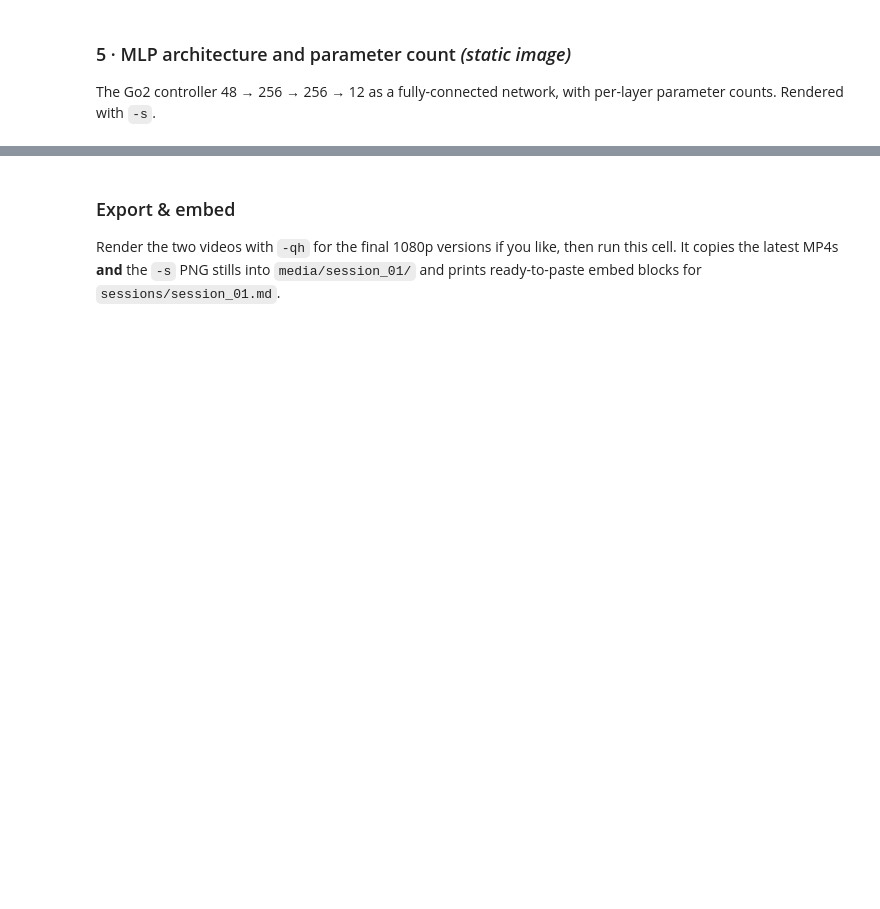
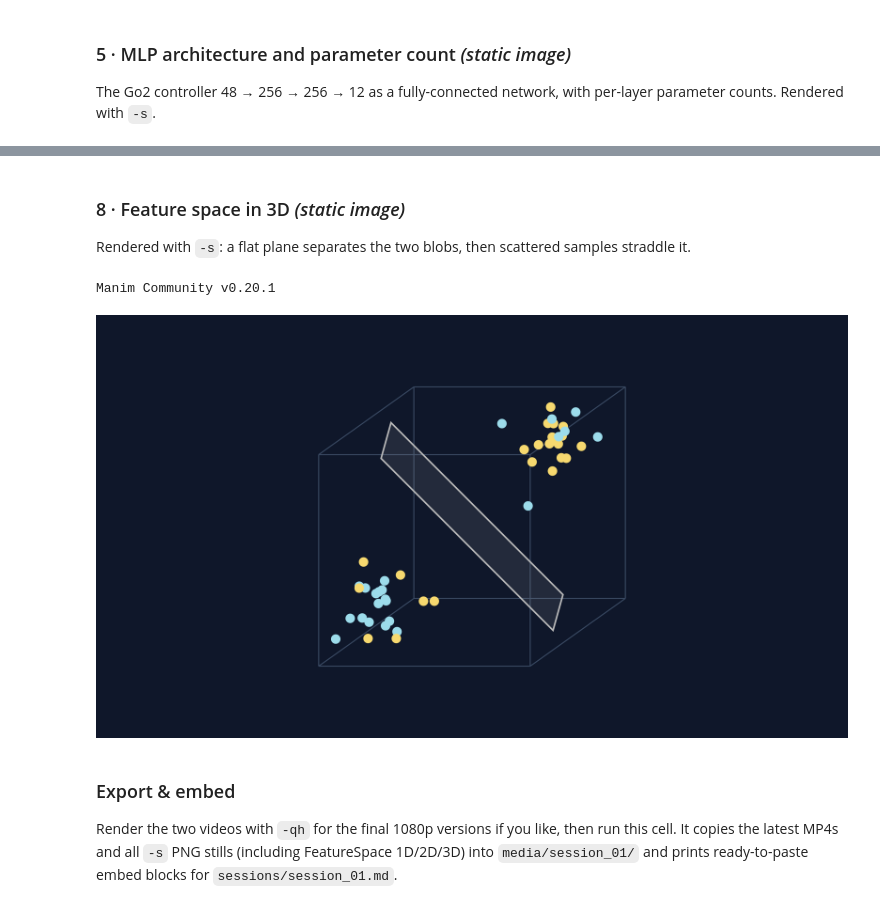
Before and after one commit to DEschweiler/EmbodiedAI_MathToMotion, a Jupyter notebook: manim_studio.ipynb, the cells around one changed output, grey strips where cells are left out. Saved outputs shown, nothing was run; the diff lists cells and outputs as text; code cells hidden in the pictures; blank space fills up the shorter version.

Commit message:
update session 01

```diff
--- a/manim_studio.ipynb
+++ b/manim_studio.ipynb
@@ -200,6 +262,43 @@ class MLPArchitecture(Scene):
+# %% [markdown]
+### 8 · Feature space in 3D  *(static image)*
+Rendered with `-s`: a flat plane separates the two blobs, then scattered samples straddle it.
+# %%
+%%manim -s -qh -v WARNING FeatureSpace3D
+from manim import *
+import numpy as np
+
+class FeatureSpace3D(Scene):
+    def construct(self):
+        self.camera.background_color = '#0f172a'
+        rng = np.random.default_rng(7)
+        A_COL, B_COL, OK, BAD = BLUE_B, YELLOW, GREEN_B, GREY_B
+        ex = np.array([1.0, 0.0]); ey = np.array([0.0, 1.0]); ez = np.array([0.45, 0.32]); SC = 2.0
+        def P(p):
+            s = SC*(p[0]*ex + p[1]*ey + p[2]*ez)
+            return np.array([s[0], s[1], 0.0])
+        corners = np.array([[sx, sy, sz] for sx in (-1, 1) for sy in (-1, 1) for sz in (-1, 1)], float)
+        edges = VGroup(*[Line(P(corners[i]), P(corners[j]), color='#3a4a63', stroke_width=2)
+                         for i in range(8) for j in range(i+1, 8)
+                         if np.sum(np.abs(corners[i]-corners[j]) > 1e-9) == 1])
+        v1 = np.array([1, -1, 0])/np.sqrt(2); v2 = np.array([1, 1, -2])/np.sqrt(6)
+        patch = Polygon(*[P(a*v1 + b*v2) for a, b in [(-1.15, -1.15), (1.15, -1.15), (1.15, 1.15), (-1.15, 1.15)]],
+                        stroke_color=OK, stroke_width=3).set_fill(OK, opacity=0.18)
+        A3 = rng.normal([-0.55, -0.55, -0.55], 0.18, size=(16, 3))
+        B3 = rng.normal([0.55, 0.55, 0.55], 0.18, size=(16, 3))
+        p3A = VGroup(*[Dot(P(p), color=A_COL, radius=0.09) for p in A3])
+        p3B = VGroup(*[Dot(P(p), color=B_COL, radius=0.09) for p in B3])
+        self.play(Create(edges)); self.play(FadeIn(p3A), FadeIn(p3B)); self.play(FadeIn(patch)); self.wait(1.2)
+        nA3 = rng.uniform([0.1, 0.1, 0.1], [1.0, 1.0, 1.0], size=(7, 3))
+        nB3 = rng.uniform([-1.0, -1.0, -1.0], [-0.1, -0.1, -0.1], size=(7, 3))
+        noise3 = VGroup(*[Dot(P(p), color=A_COL, radius=0.09) for p in nA3],
+                        *[Dot(P(p), color=B_COL, radius=0.09) for p in nB3])
+        self.play(FadeIn(noise3), patch.animate.set_stroke(BAD).set_fill(BAD, opacity=0.12)); self.wait(1.5)
+# %% [output]
+Manim Community v0.20.1
+[figure, added]
 # %% [markdown]
 ### Export & embed
-Render the two videos with `-qh` for the final 1080p versions if you like, then run this cell. It copies the latest MP4s **and** the `-s` PNG stills into `media/session_01/` and prints ready-to-paste embed blocks for `sessions/session_01.md`.
+Render the two videos with `-qh` for the final 1080p versions if you like, then run this cell. It copies the latest MP4s and all `-s` PNG stills (including FeatureSpace 1D/2D/3D) into `media/session_01/` and prints ready-to-paste embed blocks for `sessions/session_01.md`.
 # %%
 import glob, os, shutil
 
```
Also changed, not shown: parts of 6 cells of this notebook, 2 other files.
